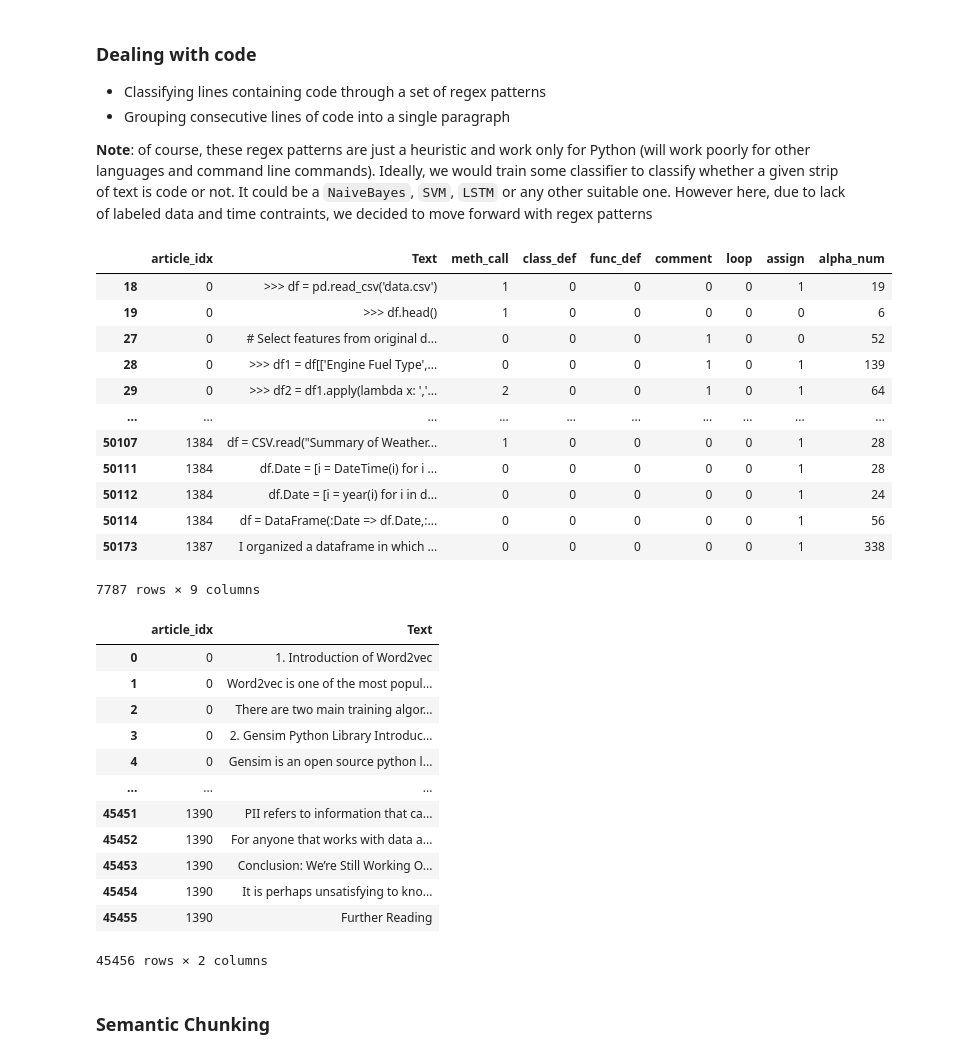
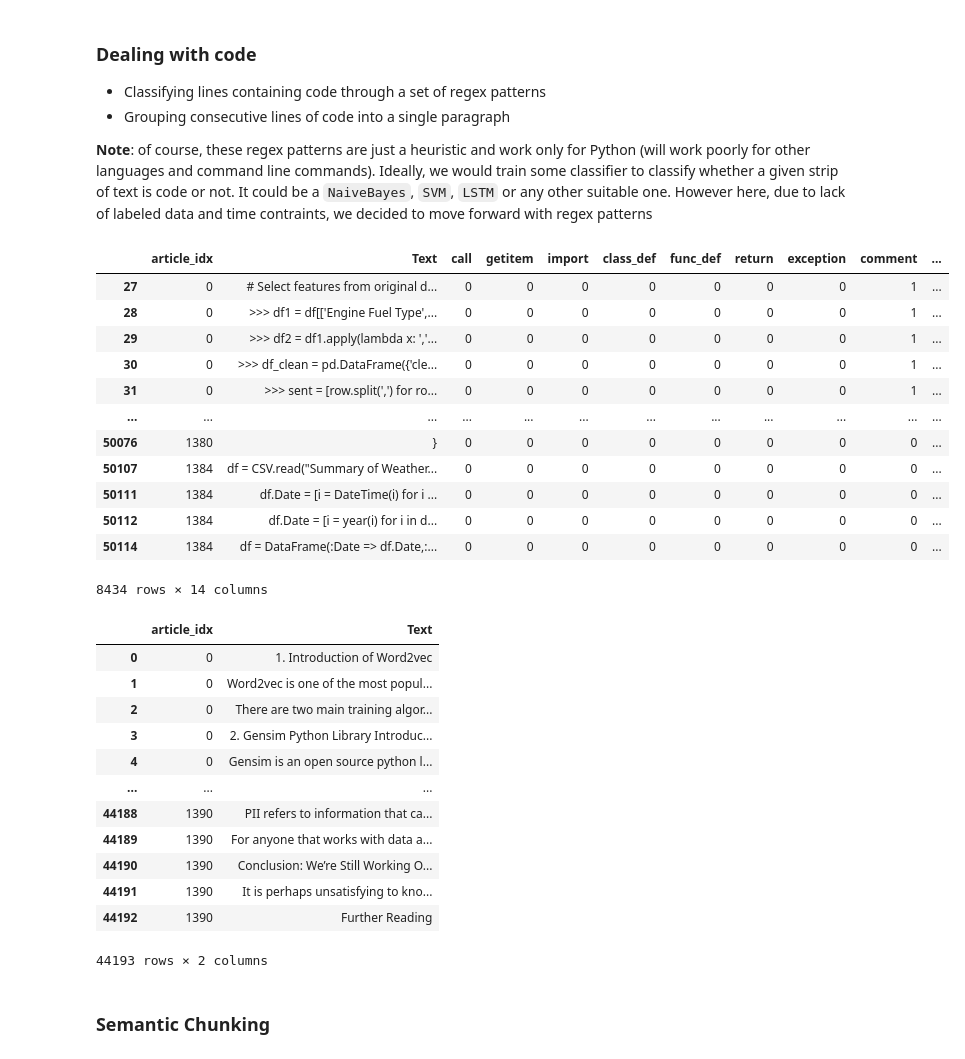
Before and after one commit to AmevinLS/ds-article-rag, a Jupyter notebook: notebooks/data_prep.ipynb, the cells around one changed output. Saved outputs shown, nothing was run; the diff lists cells and outputs as text; code cells hidden in the pictures.

```diff
--- a/notebooks/data_prep.ipynb
+++ b/notebooks/data_prep.ipynb
@@ -88,35 +88,40 @@ def group_df_by_inds(df: pd.DataFrame, groups: List[List[int]], agg_mapping: Dic
 **Note**: of course, these regex patterns are just a heuristic and work only for Python (will work poorly for other languages and command line commands). Ideally, we would train some classifier to classify whether a given strip of text is code or not. It could be a `NaiveBayes`, `SVM`, `LSTM` or any other suitable one. However here, due to lack of labeled data and time contraints, we decided to move forward with regex patterns
 # %%
 patterns = {
-    "meth_call": r"\w+\.\w+\(",
-    "class_def": r"class \w+:",
-    "func_def": r"def \w+\(",
+    "call": r"^[\w.]+\(",
+    "getitem": r"^[\w.]+\[",
+    "import": r"(^import |^from [\w.]+ import)",
+    "class_def": r"^class \w+:$",
+    "func_def": r"^def \w+\(",
+    "return": r"^(return|yield|raise) ",
+    "exception": r"^(try|catch) .+:",
     "comment": r"#+ \w+",
-    "loop": r"^[(for)(while)] .+:$",
-    "assign": r"\w+ ?[+-/*]?= ?.+",
-    "alpha_num": r"\w"
+    "loop": r"^(for|while) .+:",
+    "if": r"^if .+:",
+    "assign": r"^[\w.]+ ?[+\-\/*]?= ?.+",
+    "letters": r"[A-Za-z]"
 }
 
 par_feats_df = pars_df.copy()
 for patt_name, patt in patterns.items():
     par_feats_df[patt_name] = par_feats_df["Text"].str.count(patt)
 
-code_suspects = par_feats_df.loc[(par_feats_df.loc[:, "meth_call":"assign"].sum(axis=1) > 0) | (par_feats_df["alpha_num"] == 0)]
+code_suspects = par_feats_df.loc[(par_feats_df.loc[:, "call":"assign"].sum(axis=1) > 0) | (par_feats_df["letters"] == 0)]
 code_suspects
 # %% [output]
-|  | article_idx | Text | meth_call | class_def | func_def | comment | loop | assign | alpha_num |
-| 18 | 0 | >>> df = pd.read_csv('data.csv') | 1 | 0 | 0 | 0 | 0 | 1 | 19 |
-| 19 | 0 | >>> df.head() | 1 | 0 | 0 | 0 | 0 | 0 | 6 |
-| 27 | 0 | # Select features from original d... | 0 | 0 | 0 | 1 | 0 | 0 | 52 |
-| 28 | 0 | >>> df1 = df[['Engine Fuel Type',... | 0 | 0 | 0 | 1 | 0 | 1 | 139 |
-| 29 | 0 | >>> df2 = df1.apply(lambda x: ','... | 2 | 0 | 0 | 1 | 0 | 1 | 64 |
-| ... | ... | ... | ... | ... | ... | ... | ... | ... | ... |
-| 50107 | 1384 | df = CSV.read("Summary of Weather... | 1 | 0 | 0 | 0 | 0 | 1 | 28 |
-| 50111 | 1384 | df.Date = [i = DateTime(i) for i ... | 0 | 0 | 0 | 0 | 0 | 1 | 28 |
-| 50112 | 1384 | df.Date = [i = year(i) for i in d... | 0 | 0 | 0 | 0 | 0 | 1 | 24 |
-| 50114 | 1384 | df = DataFrame(:Date => df.Date,:... | 0 | 0 | 0 | 0 | 0 | 1 | 56 |
-| 50173 | 1387 | I organized a dataframe in which ... | 0 | 0 | 0 | 0 | 0 | 1 | 338 |
+|  | article_idx | Text | call | getitem | import | class_def | func_def | return | exception | comment | ... |
+| 27 | 0 | # Select features from original d... | 0 | 0 | 0 | 0 | 0 | 0 | 0 | 1 | ... |
+| 28 | 0 | >>> df1 = df[['Engine Fuel Type',... | 0 | 0 | 0 | 0 | 0 | 0 | 0 | 1 | ... |
+| 29 | 0 | >>> df2 = df1.apply(lambda x: ','... | 0 | 0 | 0 | 0 | 0 | 0 | 0 | 1 | ... |
+| 30 | 0 | >>> df_clean = pd.DataFrame({'cle... | 0 | 0 | 0 | 0 | 0 | 0 | 0 | 1 | ... |
+| 31 | 0 | >>> sent = [row.split(',') for ro... | 0 | 0 | 0 | 0 | 0 | 0 | 0 | 1 | ... |
+| ... | ... | ... | ... | ... | ... | ... | ... | ... | ... | ... | ... |
+| 50076 | 1380 | } | 0 | 0 | 0 | 0 | 0 | 0 | 0 | 0 | ... |
+| 50107 | 1384 | df = CSV.read("Summary of Weather... | 0 | 0 | 0 | 0 | 0 | 0 | 0 | 0 | ... |
+| 50111 | 1384 | df.Date = [i = DateTime(i) for i ... | 0 | 0 | 0 | 0 | 0 | 0 | 0 | 0 | ... |
+| 50112 | 1384 | df.Date = [i = year(i) for i in d... | 0 | 0 | 0 | 0 | 0 | 0 | 0 | 0 | ... |
+| 50114 | 1384 | df = DataFrame(:Date => df.Date,:... | 0 | 0 | 0 | 0 | 0 | 0 | 0 | 0 | ... |
-7787 rows × 9 columns
+8434 rows × 14 columns
 # %%
 is_code_mask = np.zeros(len(pars_df), dtype=np.bool_)
 is_code_mask[code_suspects.index] = True
@@ -149,12 +154,12 @@ reduced_pars_df
 | 3 | 0 | 2. Gensim Python Library Introduc... |
 | 4 | 0 | Gensim is an open source python l... |
 | ... | ... | ... |
-| 45451 | 1390 | PII refers to information that ca... |
-| 45452 | 1390 | For anyone that works with data a... |
-| 45453 | 1390 | Conclusion: We’re Still Working O... |
-| 45454 | 1390 | It is perhaps unsatisfying to kno... |
-| 45455 | 1390 | Further Reading |
+| 44188 | 1390 | PII refers to information that ca... |
+| 44189 | 1390 | For anyone that works with data a... |
+| 44190 | 1390 | Conclusion: We’re Still Working O... |
+| 44191 | 1390 | It is perhaps unsatisfying to kno... |
+| 44192 | 1390 | Further Reading |
-45456 rows × 2 columns
+44193 rows × 2 columns
 # %% [markdown]
 ### Semantic Chunking
 # %%
```
Also changed, not shown: parts of 2 cells of this notebook, 2 other files.
